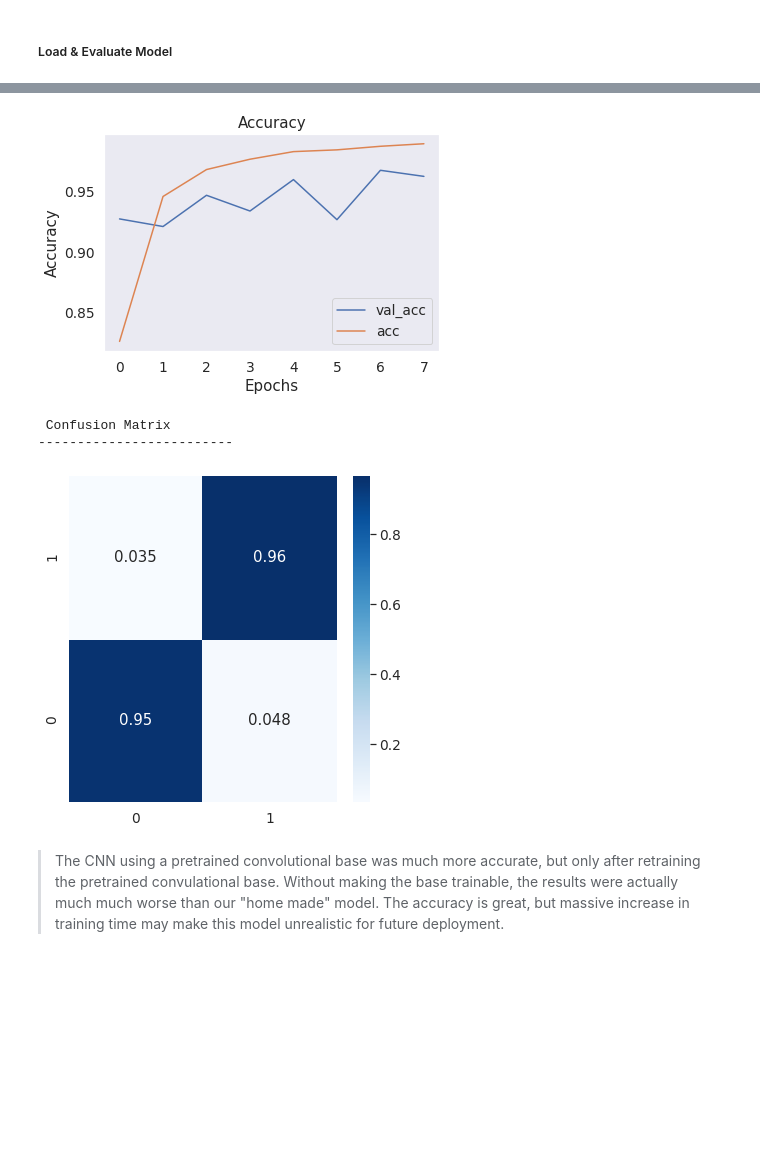
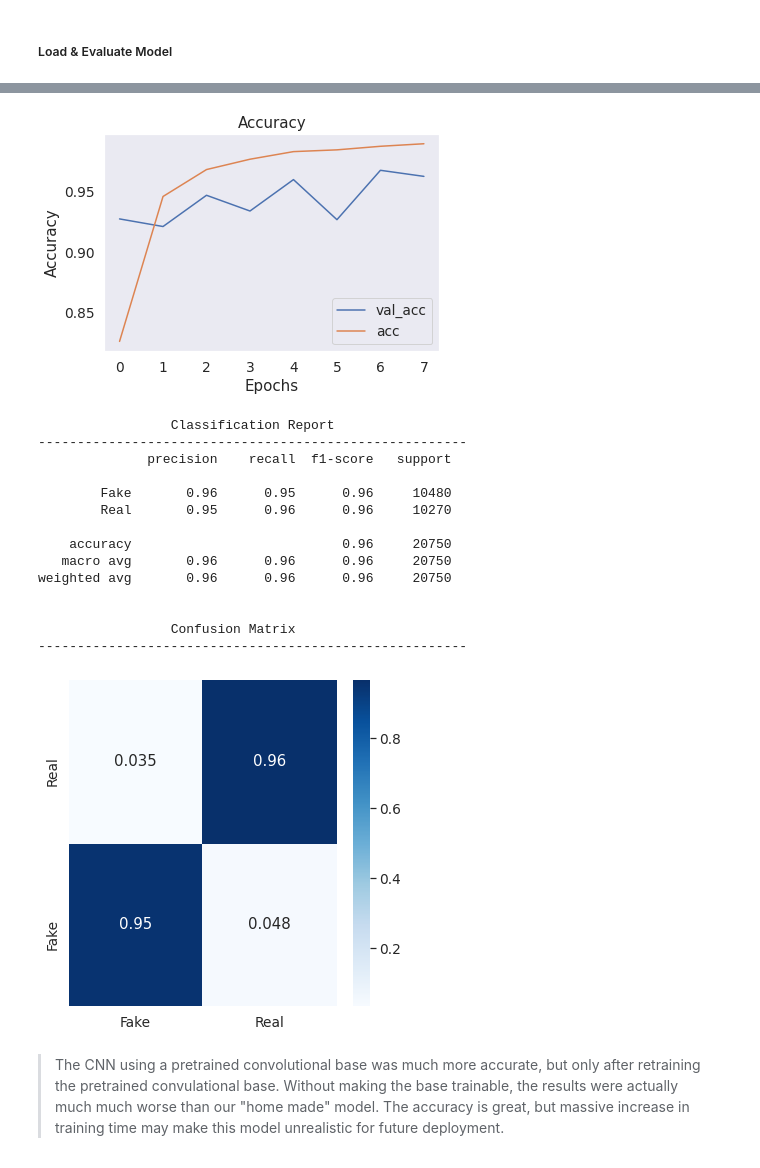
Before and after one commit to spags093/deepfake_image_detection, a Jupyter notebook: Deepfake_Capstone_2.ipynb, the cells around one changed output, grey strips where cells are left out. Cells and saved outputs as stored; diff of their text form; code cells hidden in the pictures; blank space fills up the shorter version.

```diff
--- a/Deepfake_Capstone_2.ipynb
+++ b/Deepfake_Capstone_2.ipynb
@@ -1022,7 +1035,7 @@ pretrained_hist_df = pd.read_csv(history_path2)
 pt_network_updated.summary()
 
 # Evaluate the model
-evaluate_saved_models(pt_network_updated, X_test, y_test, pretrained_hist_df)
+evaluate_network(pretrained_hist_df, pt_network_updated, X_test, y_test)
 # %% [output]
 Mounted at /gdrive
 Model: "sequential_1"
@@ -1044,8 +1057,20 @@ dense_4 (Dense)              (None, 128)               32896
 [figure]
 [figure]
- Confusion Matrix
--------------------------
+                 Classification Report
+-------------------------------------------------------
+              precision    recall  f1-score   support
+
+        Fake       0.96      0.95      0.96     10480
+        Real       0.95      0.96      0.96     10270
+
+    accuracy                           0.96     20750
+   macro avg       0.96      0.96      0.96     20750
+weighted avg       0.96      0.96      0.96     20750
+
+
+                 Confusion Matrix
+-------------------------------------------------------
-[figure, old version]
+[figure, new version]
 # %% [markdown]
 > The CNN using a pretrained convolutional base was much more accurate, but only after retraining the pretrained convulational base.  Without making the base trainable, the results were actually much much worse than our "home made" model.  The accuracy is great, but massive increase in training time may make this model unrealistic for future deployment.
 # %% [markdown]
```
Also changed, not shown: parts of 50 cells of this notebook.
